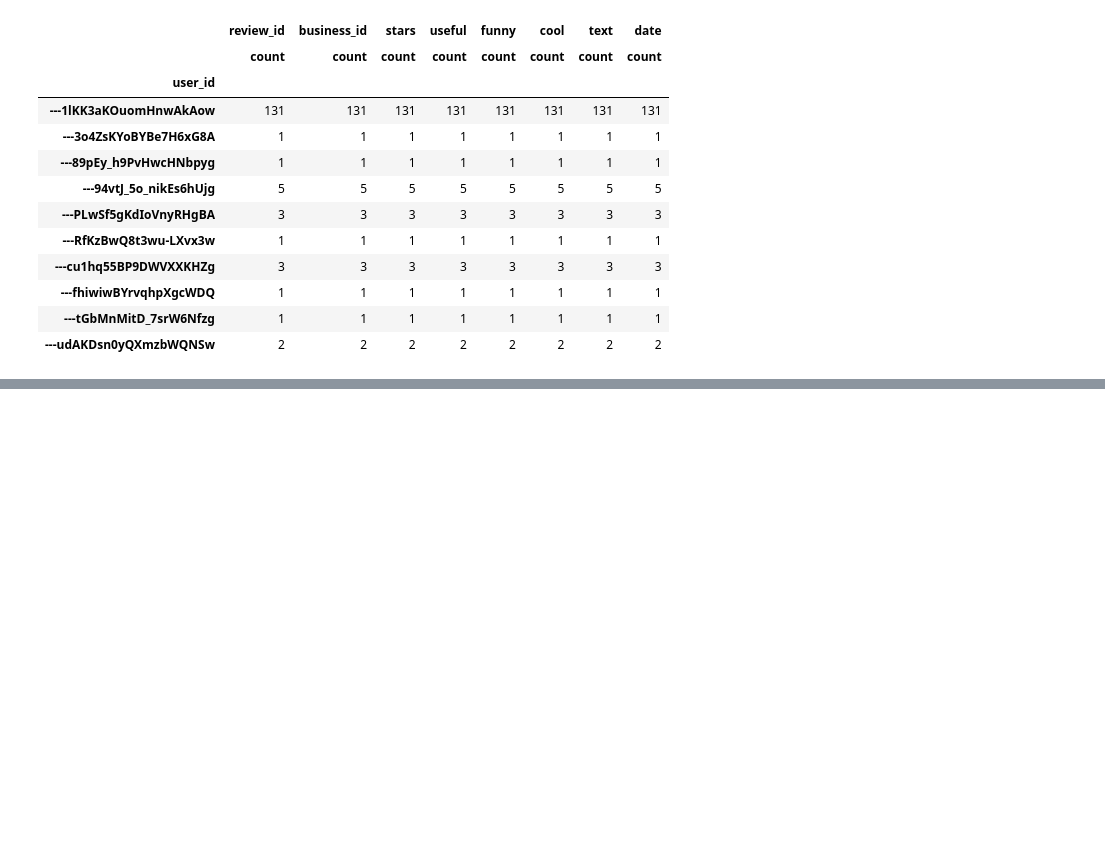
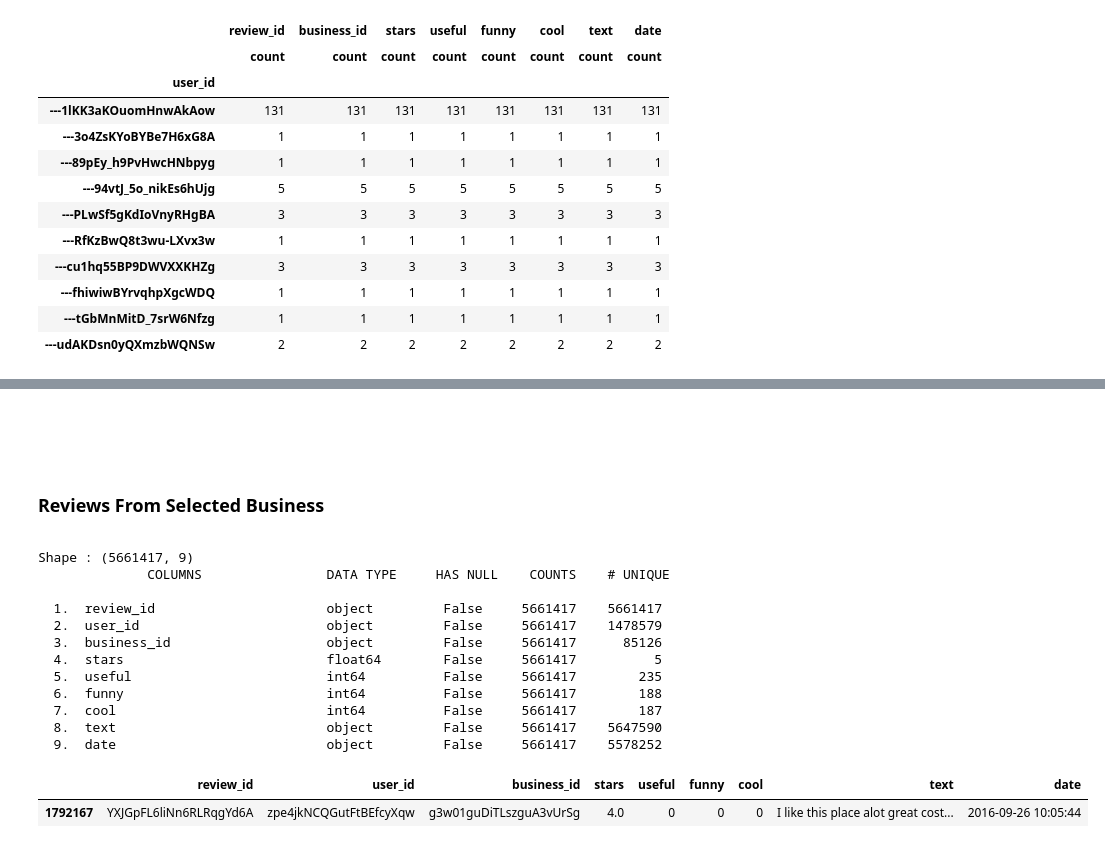
Before and after one commit to praisedev/sentiment-analysis-1, a Jupyter notebook: Data Analysis.ipynb, the cells around one changed output, grey strips where cells are left out. Cells and saved outputs as stored; diff of their text form; code cells hidden in the pictures; blank space fills up the shorter version.

```diff
--- a/Data Analysis.ipynb
+++ b/Data Analysis.ipynb
@@ -37,14 +42,22 @@ def df_info(df):
     df.isnull(), df.info(), df.nunique()
     '''
     print('\nShape : {}'.format(df.shape))
-    print('Number of duplicates : {}\n'.format(df.duplicated().sum()))
+    #print('Number of duplicates : {}\n'.format(df.duplicated().sum()))
 
     print('{:^35} {:^12} {:^12} {:^8} {:>10}\n'.format('COLUMNS', 'DATA TYPE', 'HAS NULL', 'COUNTS', '# UNIQUE'))
     for i, v in enumerate(df.columns):
         col = df[v]
-        print(' {:>2}.  {:<30} {:<12} {:^10} {:>8} {:>10}'.format(i+1, v, str(col.dtype), \
+        dtype = type(col.iloc[0]).__name__
+
+        if dtype=='dict':
+            keys = set([item for val in col.values if val is not None for item in list(val.keys())])
+            col_nunique = len(keys)
+        else:
+            col_nunique = col.nunique()
+
+        print(' {:>2}.  {:<30} {:<12} {:^10} {:>8} {:>10}'.format(i+1, v, dtype, \
                                                                   str(col.isnull().any()), col.count(), \
-                                                                  col.nunique()))
+                                                                  col_nunique))    # col.nunique()
 # %%
 
 photos_df = create_dataframe(photos_json)
@@ -193,0 +326,31 @@ business_df.query('business_id == "XjP43Fso4cL9pFrYl738sg"')
+# %% [markdown]
+> ##
+# %% [markdown]
+<br>
+
+### Reviews From Selected Business
+
+<p>
+# %%
+
+# Filter corresponding reviews from the selected businesses
+eat_drink_review_df = review_df.query('business_id in @eat_drink_business_df.business_id')
+# %%
+
+df_info(eat_drink_review_df)
+eat_drink_review_df.sample(1)
+# %% [output]
+Shape : (5661417, 9)
+              COLUMNS                DATA TYPE     HAS NULL    COUNTS    # UNIQUE
+
+  1.  review_id                      object         False     5661417    5661417
+  2.  user_id                        object         False     5661417    1478579
+  3.  business_id                    object         False     5661417      85126
+  4.  stars                          float64        False     5661417          5
+  5.  useful                         int64          False     5661417        235
+  6.  funny                          int64          False     5661417        188
+  7.  cool                           int64          False     5661417        187
+  8.  text                           object         False     5661417    5647590
+  9.  date                           object         False     5661417    5578252
+|  | review_id | user_id | business_id | stars | useful | funny | cool | text | date |
+| 1792167 | YXJGpFL6liNn6RLRqgYd6A | zpe4jkNCQGutFtBEfcyXqw | g3w01guDiTLszguA3vUrSg | 4.0 | 0 | 0 | 0 | I like this place alot great cost... | 2016-09-26 10:05:44 |
```
Also changed, not shown: parts of 26 cells of this notebook.
